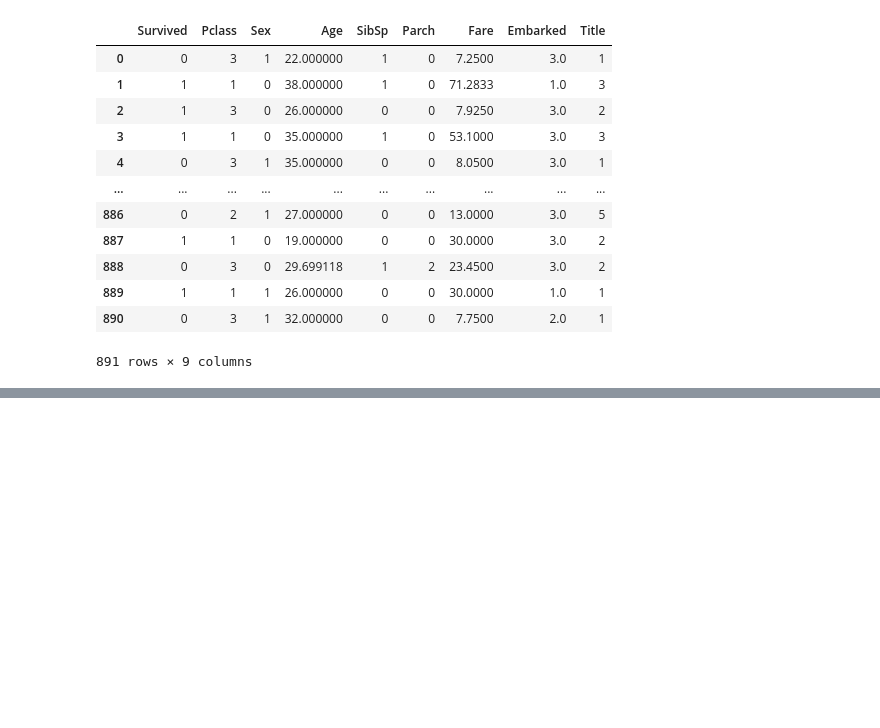
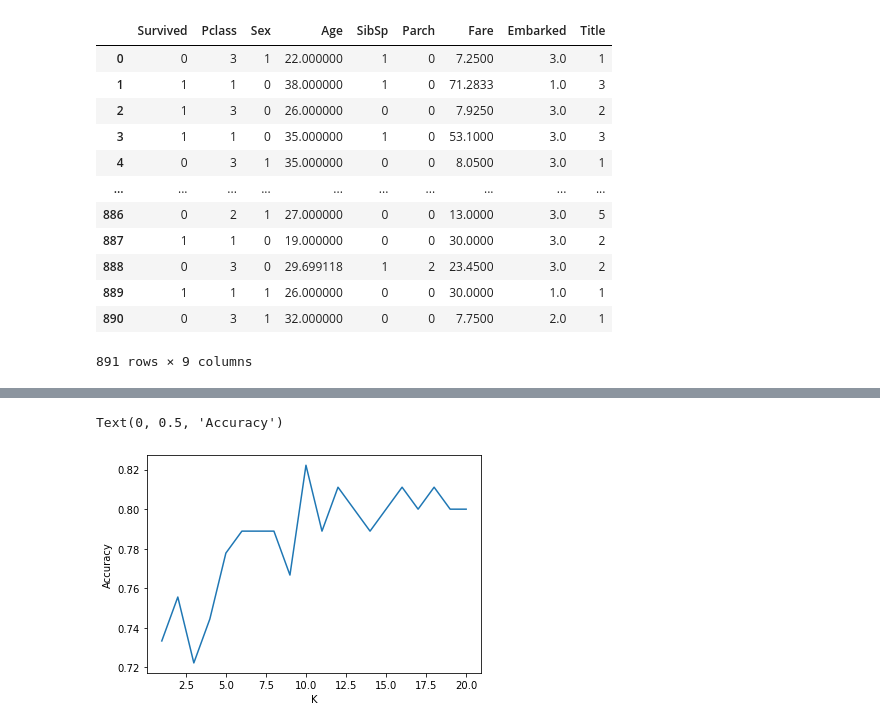
Before and after one commit to RifatM97/ML-group-project, a Jupyter notebook: TITANIC.ipynb, the cells around one changed output, grey strips where cells are left out. Cells and saved outputs as stored; diff of their text form; code cells hidden in the pictures; blank space fills up the shorter version.

```diff
--- a/TITANIC.ipynb
+++ b/TITANIC.ipynb
@@ -454,3 +508,7 @@ print(accuracy_score(y_test,prediction))
+# %%
+### using function to partition the data
+
+X_train, Y_train, X_valid, Y_valid, X_test, Y_test=partition(x,y,train_portion=0.8)
 # %%
 ### creating a function for the KNN method
 
@@ -478,0 +544,19 @@ print(accuracy_score(y_test, KNN_classifier(x_train, y_train, x_test)))
+# %%
+### creating a function for to find the accuracy
+
+def accuracy(Y_predict, Y):
+    """Function calculates the accuracy of the prediction"""
+    assert len(Y) == len(Y_predict)
+    correct = sum(Y_predict == Y)
+    return correct/len(Y)
+# %%
+K = 5 # default is 5 anyway
+
+y_predict = KNN_predict(X_train, Y_train, X_test, K)
+print(y_predict)
+
+y_probs = KNN_prob(X_train, Y_train, X_test, K)
+print(y_probs)
+
+# finding accuracy with the function created previously
+accuracy(y_predict,Y_test) # using own function
@@ -478,0 +582,17 @@ print(accuracy_score(y_test, KNN_classifier(x_train, y_train, x_test)))
+# %%
+### iterating through the different K-neighbour values to find the optimal K parameters for the algortihm
+
+K_values = np.arange(1,21)
+accuracy_score = []
+for k in K_values: # from K=1 to K=20
+    y_predict = KNN_predict(X_train, Y_train, X_test, k)
+    accuracy_score.append(accuracy(y_predict,Y_test))
+# %%
+### visualising accuracy score vs K neighbors
+
+plt.plot(K_values, accuracy_score)
+plt.xlabel("K")
+plt.ylabel("Accuracy")
+# %% [output]
+Text(0, 0.5, 'Accuracy')
+[figure, added]
```
Also changed, not shown: parts of 25 cells of this notebook.
